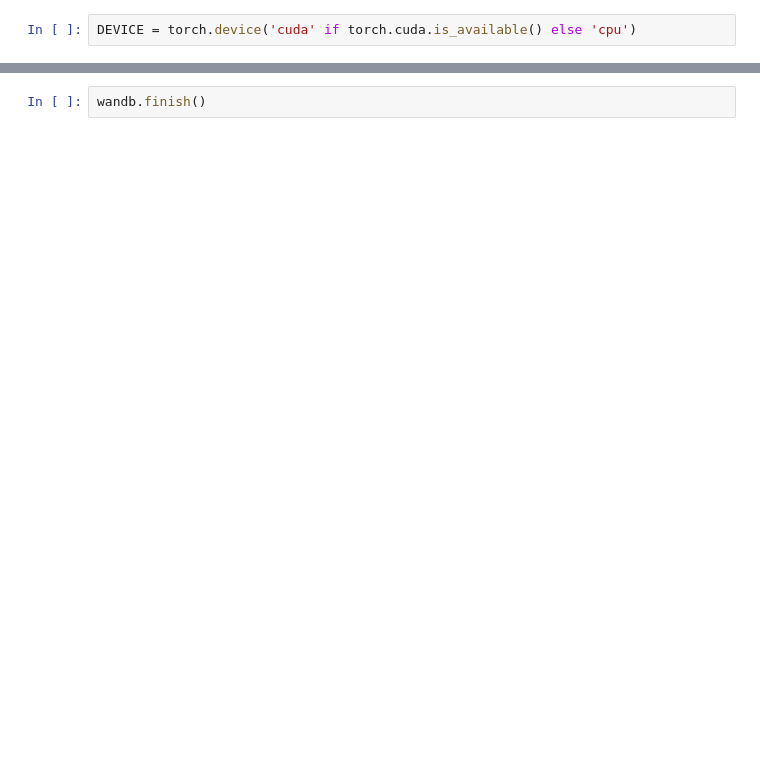
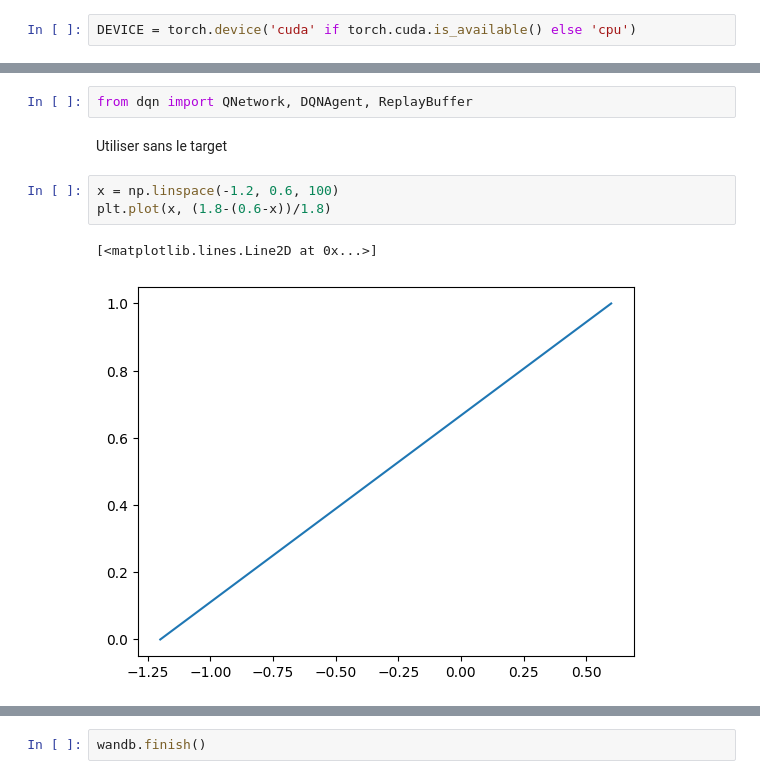
Before and after one commit to NicolasRR/ANN-RL, a Jupyter notebook: DQN.ipynb, the cells around one changed output, grey strips where cells are left out. Saved outputs shown, nothing was run; the diff lists cells and outputs as text; blank space fills up the shorter version.

```diff
--- a/DQN.ipynb
+++ b/DQN.ipynb
@@ -218,0 +15,10 @@ class DQNAgent:
+# %%
+from dqn import QNetwork, DQNAgent, ReplayBuffer
+# %% [markdown]
+Utiliser sans le target
+# %%
+x = np.linspace(-1.2, 0.6, 100)
+plt.plot(x, (1.8-(0.6-x))/1.8)
+# %% [output]
+[<matplotlib.lines.Line2D at 0x...>]
+[figure, added]
```
Also changed, not shown: parts of 14 cells of this notebook, 3 other files.
